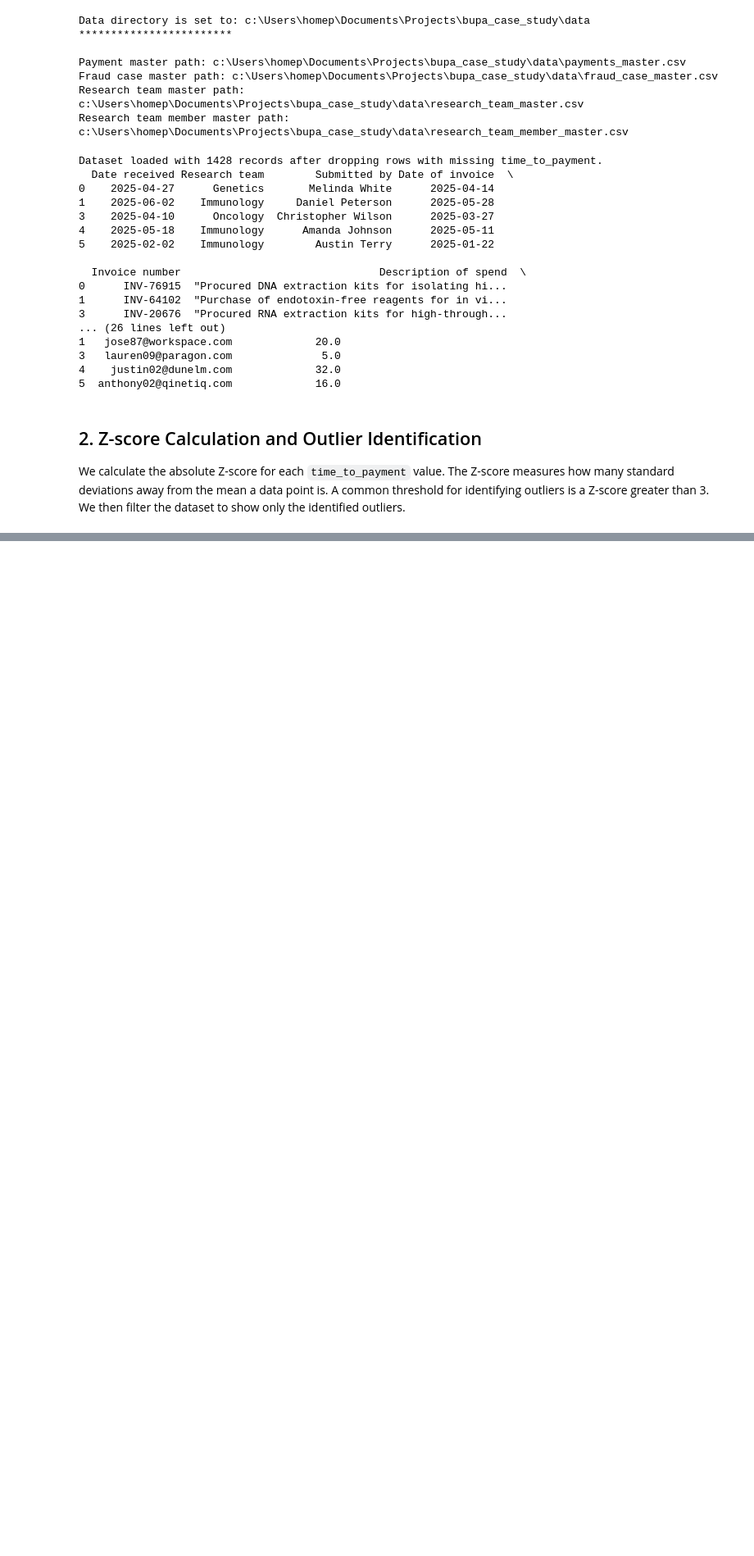
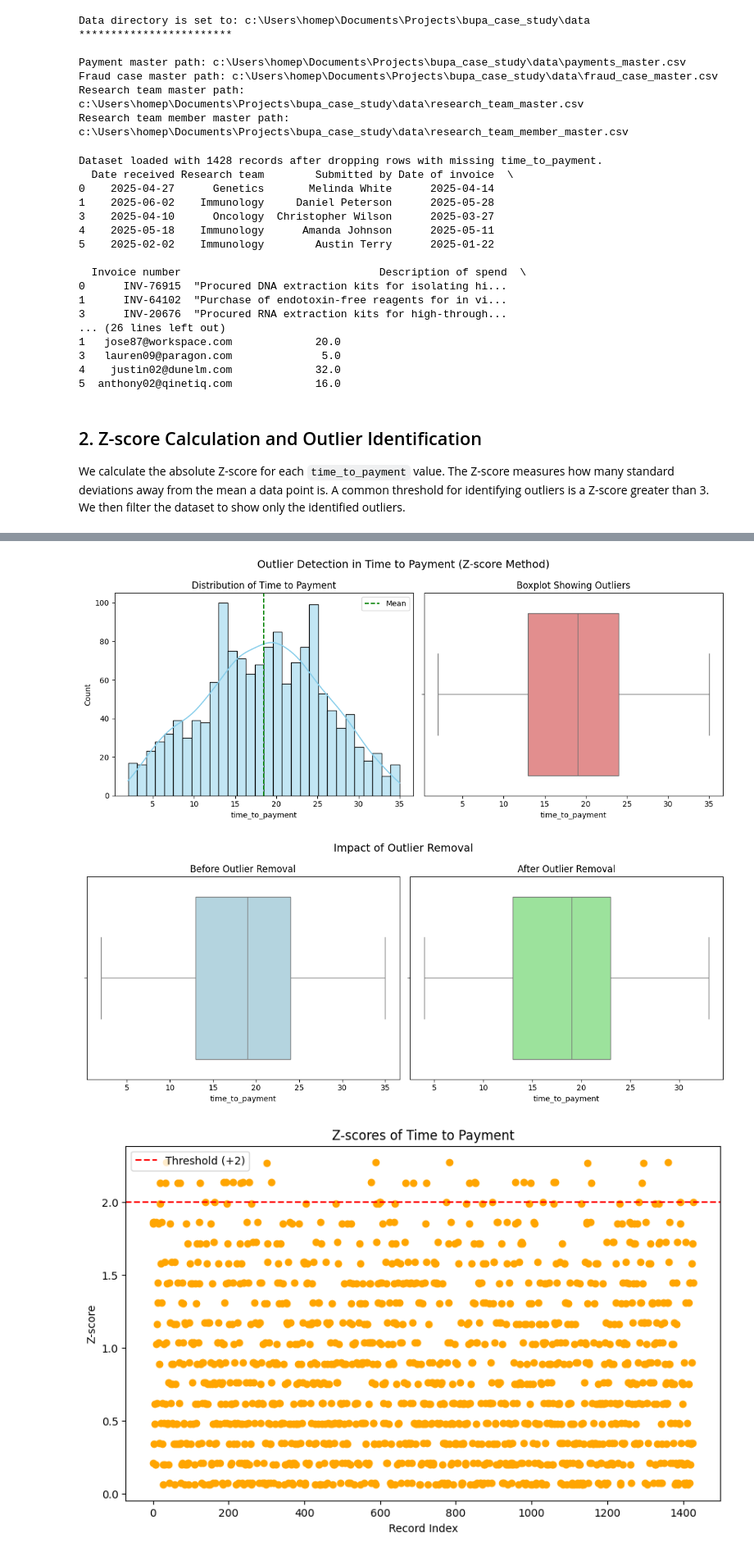
Before and after one commit to bsharma06/bupa_case_study, a Jupyter notebook: outlier_detection.ipynb, the cells around one changed output, grey strips where cells are left out. Shown: that part at 82% size. Saved outputs shown, nothing was run; the diff lists cells and outputs as text; code cells hidden in the pictures; blank space fills up the shorter version.

```diff
--- a/outlier_detection.ipynb
+++ b/outlier_detection.ipynb
@@ -174,0 +133,45 @@ Index: []
+# %%
+
+import matplotlib.pyplot as plt
+import seaborn as sns
+
+fig, axes = plt.subplots(1, 2, figsize=(12, 5))
+
+
+# Histogram with KDE and mean line
+sns.histplot(data=df, x='time_to_payment', bins=30, kde=True, color='skyblue', ax=axes[0])
+axes[0].axvline(df['time_to_payment'].mean(), color='green', linestyle='--', label='Mean')
+axes[0].set_title('Distribution of Time to Payment')
+axes[0].legend()
+
+# Boxplot before and after outlier removal
+sns.boxplot(x=df['time_to_payment'], ax=axes[1], color='lightcoral')
+axes[1].set_title('Boxplot Showing Outliers')
+
+plt.suptitle('Outlier Detection in Time to Payment (Z-score Method)', fontsize=14)
+plt.tight_layout()
+plt.show()
+
+# Before vs After Comparison
+fig, axes = plt.subplots(1, 2, figsize=(12, 5))
+sns.boxplot(x=df['time_to_payment'], ax=axes[0], color='lightblue')
+axes[0].set_title('Before Outlier Removal')
+sns.boxplot(x=clean_df['time_to_payment'], ax=axes[1], color='lightgreen')
+axes[1].set_title('After Outlier Removal')
+plt.suptitle('Impact of Outlier Removal', fontsize=14)
+plt.tight_layout()
+plt.show()
+
+# Z-score scatter plot
+plt.figure(figsize=(10,6))
+plt.scatter(range(len(df)), df['zscore_time_to_payment'], color='orange')
+plt.axhline(threshold, color='red', linestyle='--', label=f'Threshold (+{threshold})')
+plt.title('Z-scores of Time to Payment')
+plt.xlabel('Record Index')
+plt.ylabel('Z-score')
+plt.legend()
+plt.show()
+# %% [output]
+[figure, added]
+[figure, added]
+[figure, added]
```
Also changed, not shown: parts of 3 cells of this notebook, 7 other files.
